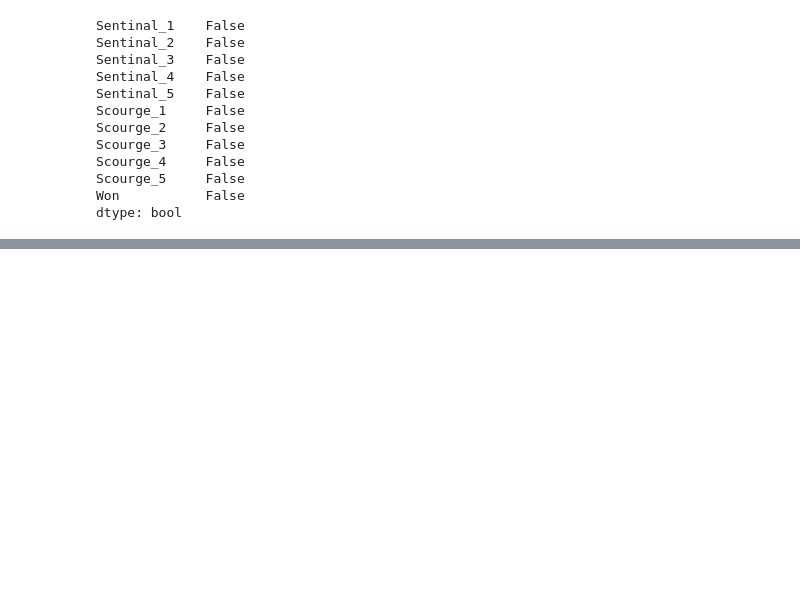
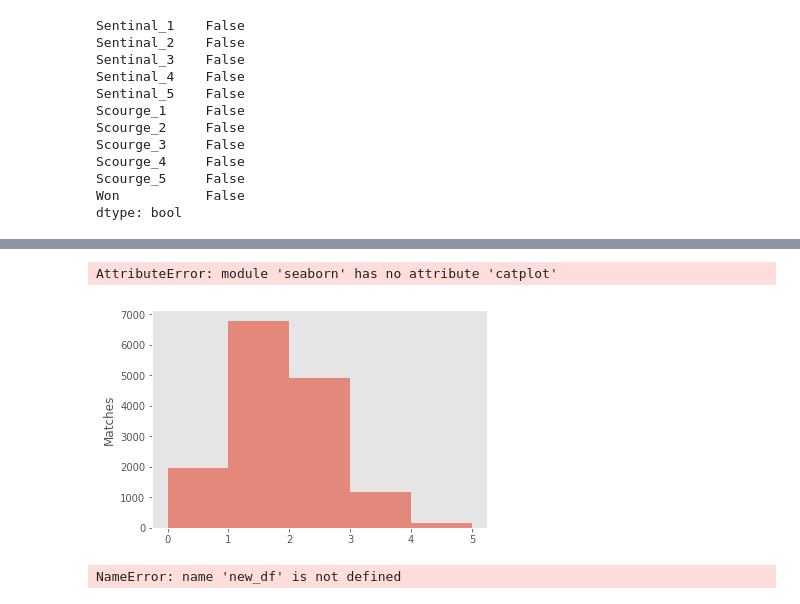
Before and after one commit to Gal-Gilor/In_Zeus_We_Trust, a Jupyter notebook: dota2_EDA.ipynb, the cells around one changed output, grey strips where cells are left out. Cells and saved outputs as stored; diff of their text form; code cells hidden in the pictures; blank space fills up the shorter version.

Commit message:
adding some graphs

```diff
--- a/dota2_EDA.ipynb
+++ b/dota2_EDA.ipynb
@@ -338,0 +341,26 @@ features_df.head()
+# %%
+
+sns.catplot(kind='bar', data=winners_df, x='Carries', y='Won')
+# %% [output]
+AttributeError: module 'seaborn' has no attribute 'catplot'
+# %%
+# check for class imbalance
+winners_df['Carries'].plot(kind='hist', bins=5, alpha=0.6)
+plt.grid(b=None)
+plt.xlabel('Number of carries')
+plt.ylabel("Matches")
+plt.show()
+# %% [output]
+[figure, added]
+# %%
+# see which hereos won the most
+sum_wins = pd.DataFrame(new_df.sum(), columns=["Won"])
+sum_wins.sort_values(by=['Won'], ascending=False, inplace=True)
+sum_wins.drop('Won', axis=0, inplace=True)
+
+# find the probability of victory
+sum_wins = sum_wins[['Won']].apply(lambda x: x / 15000)
+
+sns.bar(y='Won', data=sum_wins)
+# %% [output]
+NameError: name 'new_df' is not defined
```
Also changed, not shown: parts of 9 cells of this notebook, 2 other files.
